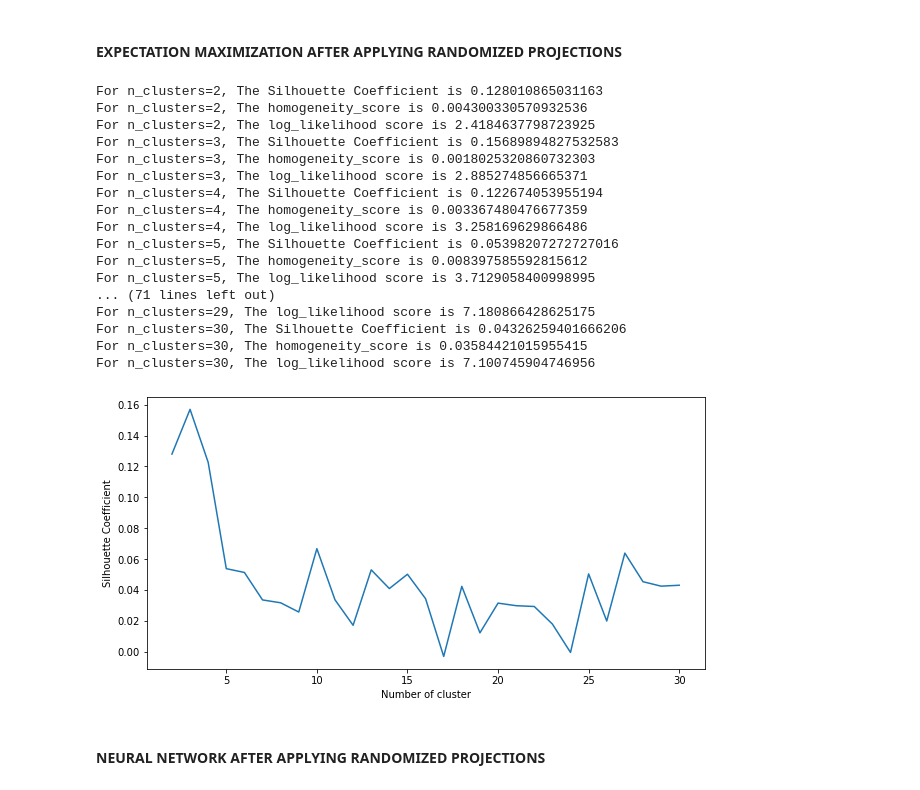
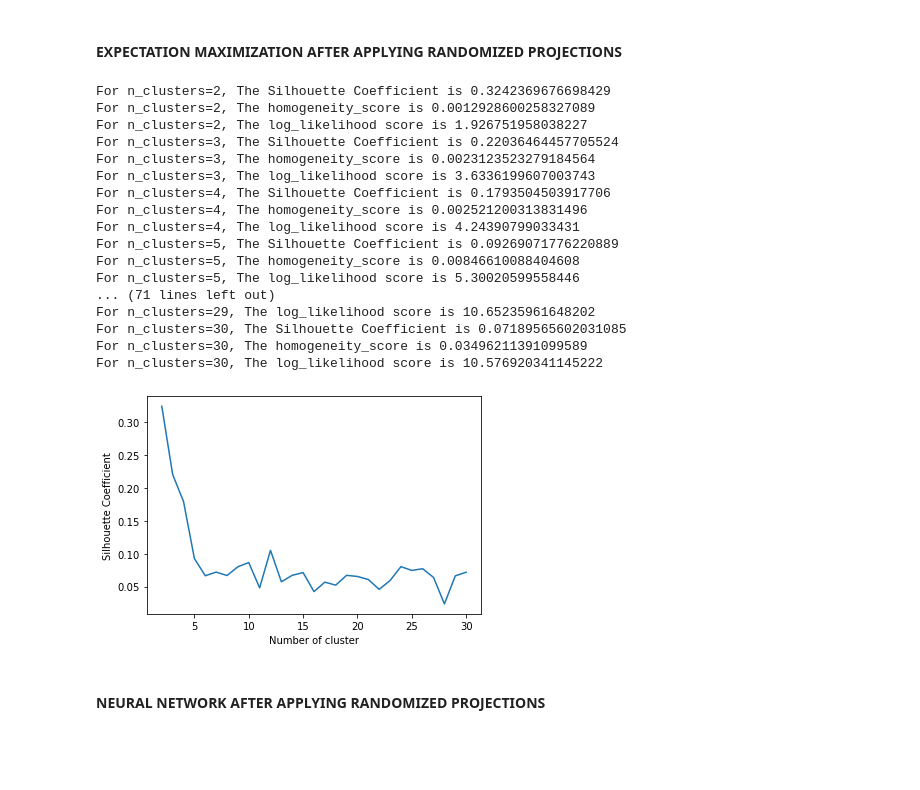
Before and after one commit to cindynyoumsigit/MachineLearning, a Jupyter notebook: UnsupervisedLearningAndDimensionalityReduction/AdultDataset.ipynb, the cells around one changed output. Cells and saved outputs as stored; diff of their text form; code cells hidden in the pictures; blank space fills up the shorter version.

```diff
--- a/UnsupervisedLearningAndDimensionalityReduction/AdultDataset.ipynb
+++ b/UnsupervisedLearningAndDimensionalityReduction/AdultDataset.ipynb
@@ -88,7 +85,7 @@ adultY = adultdata.education # Target variable
 # print()
 # All the college graduates = 1, all the non-college graduates = -1
 adultY = adultY.replace(['Bachelors', 'Masters', 'Doctorate'], 1,regex=True)
-adultY = adultY.replace(['Some-college', '11th', 'HS-grad', 'Prof-school', 'Assoc-acdm', 'Assoc-voc', '9th', '7th-8th', '12th', '1st-4th', '10th', '5th-6th', 'Preschool'], -1,regex=True)
+adultY = adultY.replace(['Some-college', '11th', 'HS-grad', 'Prof-school', 'Assoc-acdm', 'Assoc-voc', '9th', '7th-8th', '12th', '1st-4th', '10th', '5th-6th', 'Preschool'], 0,regex=True)
 # print( 'AdultY Value Counts after replacement')
 # print(adultY.value_counts())
 # print()
@@ -253,5 +276,0 @@ Text(0, 0.5, 'Silhouette Coefficient')
-# %%
-gmm = GaussianMixture(n_components=2, max_iter=100, random_state=44,
-                      n_init=5).fit(adultX)
-label = gmm.predict(adultX)
-accuracy_score((1-label), adultY)
@@ -1077,12 +1160,12 @@ plt.show()
 # %%
-comp = 6
+comp = 7
 grp = GaussianRandomProjection(n_components=comp, random_state=44)
 grp_result = grp.fit_transform(adultX)
 for i in range(comp):
     field_name = "grp-"+str(i)
     adultX_df[field_name] = grp_result[:,i]
     adultdata_concat[field_name] = grp_result[:,i]
-adultX_grp_6 = grp_result
+adultX_grp_7 = grp_result
 # %%
 rndperm = np.random.permutation(adultdata_concat.shape[0])
 plt.figure(figsize=(16,10))
@@ -1115,9 +1198,9 @@ adultX_grp_6.shape
 silh = {}
 homog = {}
 for cluster in list(range(2,31,1)):
-    kmeans = KMeans(n_clusters=cluster, n_init=50, max_iter=1000, random_state=44, n_jobs=-2).fit(adultX_grp_6)
+    kmeans = KMeans(n_clusters=cluster, n_init=50, max_iter=1000, random_state=44, n_jobs=-2).fit(adultX_grp_7)
     label = kmeans.labels_
-    sil_coeff = silhouette_score(adultX_grp_6, label, metric='euclidean')
+    sil_coeff = silhouette_score(adultX_grp_7, label, metric='euclidean')
     homog_score = homogeneity_score(adultY, label)
     silh[cluster] = sil_coeff
     homog[cluster] = homog_score
@@ -1152,45 +1235,45 @@ For n_clusters=30, The homogeneity_score is 0.035348755735369275
 # %%
 silh_EM = {}
 homog_EM = {}
 log_likelihood_EM = {}
 for cluster in clusters:
     gmm = GaussianMixture(n_components=cluster, max_iter=100, random_state=44,
-                          n_init=5).fit(adultX_grp_6)
-    label = gmm.predict(adultX_grp_6)
-    sil_coeff = silhouette_score(adultX_grp_6, label, metric='euclidean')
+                          n_init=5).fit(adultX_grp_7)
+    label = gmm.predict(adultX_grp_7)
+    sil_coeff = silhouette_score(adultX_grp_7, label, metric='euclidean')
     homog_score = homogeneity_score(adultY, label)
     silh_EM[cluster] = sil_coeff
     homog_EM[cluster] = homog_score
-    log_likelihood_EM[cluster] = gmm.score(adultX_grp_6)
+    log_likelihood_EM[cluster] = gmm.score(adultX_grp_7)
     print("For n_clusters={}, The Silhouette Coefficient is {}".format(cluster, sil_coeff))
     print("For n_clusters={}, The homogeneity_score is {}".format(cluster, homog_score))
     print("For n_clusters={}, The log_likelihood score is {}".format(cluster, log_likelihood_EM[cluster]))
 
 
 plt.figure()
 plt.plot(list(silh_EM.keys()), list(silh_EM.values()))
 plt.xlabel("Number of cluster")
 plt.ylabel("Silhouette Coefficient")
 plt.show()
 # %% [output]
-For n_clusters=2, The Silhouette Coefficient is 0.128010865031163
-For n_clusters=2, The homogeneity_score is 0.004300330570932536
-For n_clusters=2, The log_likelihood score is 2.4184637798723925
-For n_clusters=3, The Silhouette Coefficient is 0.15689894827532583
-For n_clusters=3, The homogeneity_score is 0.0018025320860732303
-For n_clusters=3, The log_likelihood score is 2.885274856665371
-For n_clusters=4, The Silhouette Coefficient is 0.122674053955194
-For n_clusters=4, The homogeneity_score is 0.003367480476677359
-For n_clusters=4, The log_likelihood score is 3.258169629866486
-For n_clusters=5, The Silhouette Coefficient is 0.05398207272727016
-For n_clusters=5, The homogeneity_score is 0.008397585592815612
-For n_clusters=5, The log_likelihood score is 3.7129058400998995
+For n_clusters=2, The Silhouette Coefficient is 0.3242369676698429
+For n_clusters=2, The homogeneity_score is 0.0012928600258327089
+For n_clusters=2, The log_likelihood score is 1.926751958038227
+For n_clusters=3, The Silhouette Coefficient is 0.22036464457705524
+For n_clusters=3, The homogeneity_score is 0.0023123523279184564
+For n_clusters=3, The log_likelihood score is 3.6336199607003743
+For n_clusters=4, The Silhouette Coefficient is 0.1793504503917706
+For n_clusters=4, The homogeneity_score is 0.002521200313831496
+For n_clusters=4, The log_likelihood score is 4.24390799033431
+For n_clusters=5, The Silhouette Coefficient is 0.09269071776220889
+For n_clusters=5, The homogeneity_score is 0.00846610088404608
+For n_clusters=5, The log_likelihood score is 5.30020599558446
 ... (71 lines left out)
-For n_clusters=29, The log_likelihood score is 7.180866428625175
-For n_clusters=30, The Silhouette Coefficient is 0.04326259401666206
-For n_clusters=30, The homogeneity_score is 0.03584421015955415
-For n_clusters=30, The log_likelihood score is 7.100745904746956
+For n_clusters=29, The log_likelihood score is 10.65235961648202
+For n_clusters=30, The Silhouette Coefficient is 0.07189565602031085
+For n_clusters=30, The homogeneity_score is 0.03496211391099589
+For n_clusters=30, The log_likelihood score is 10.576920341145222
-[figure, old version]
+[figure, new version]
 # %% [markdown]
 #### NEURAL NETWORK AFTER APPLYING RANDOMIZED PROJECTIONS
 # %% [markdown]
```
Also changed, not shown: parts of 55 cells of this notebook, 3 other files.
